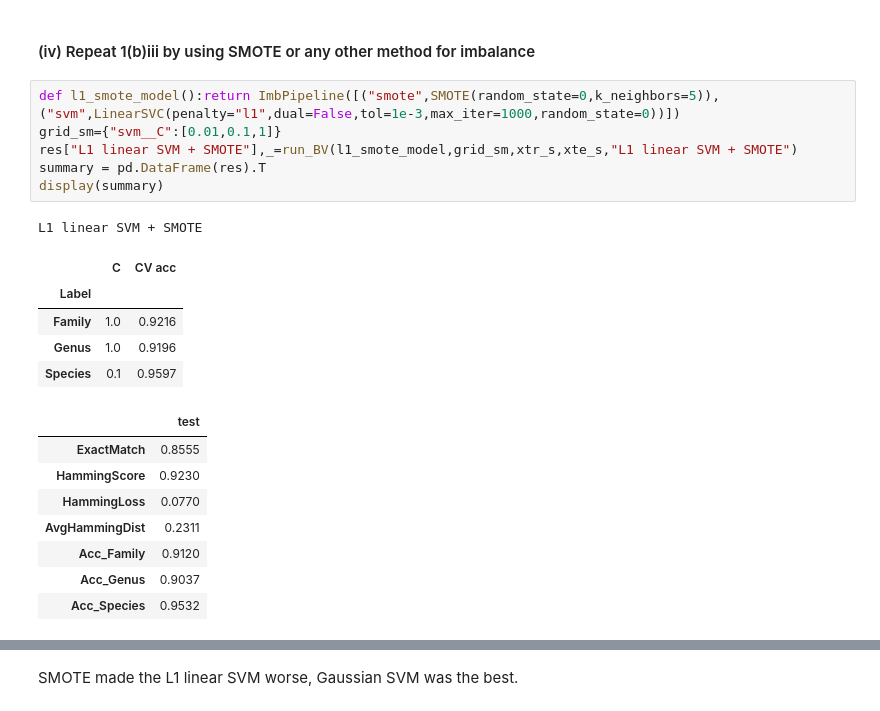
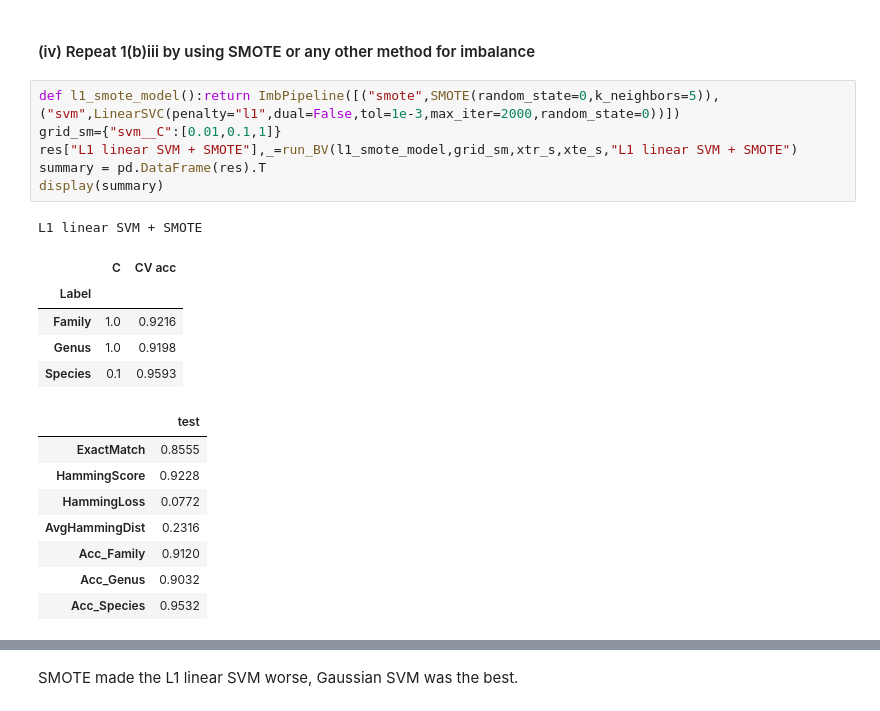
Before and after one commit to jc6006/MFCCs, a Jupyter notebook: notebook/Chen_Jessica_HW7.ipynb, the cells around one changed output, grey strips where cells are left out. Saved outputs shown, nothing was run; the diff lists cells and outputs as text.

```diff
--- a/notebook/Chen_Jessica_HW7.ipynb
+++ b/notebook/Chen_Jessica_HW7.ipynb
@@ -113,25 +113,25 @@ L1 linear SVM
 # %% [markdown]
 #### (iv) Repeat 1(b)iii by using SMOTE or any other method for imbalance
 # %%
-def l1_smote_model():return ImbPipeline([("smote",SMOTE(random_state=0,k_neighbors=5)),("svm",LinearSVC(penalty="l1",dual=False,tol=1e-3,max_iter=1000,random_state=0))])
+def l1_smote_model():return ImbPipeline([("smote",SMOTE(random_state=0,k_neighbors=5)),("svm",LinearSVC(penalty="l1",dual=False,tol=1e-3,max_iter=2000,random_state=0))])
 grid_sm={"svm__C":[0.01,0.1,1]}
 res["L1 linear SVM + SMOTE"],_=run_BV(l1_smote_model,grid_sm,xtr_s,xte_s,"L1 linear SVM + SMOTE")
 summary = pd.DataFrame(res).T
 display(summary)
 # %% [output]
 L1 linear SVM + SMOTE
 |  | C | CV acc |
 | Label |  |  |
 | Family | 1.0 | 0.9216 |
-| Genus | 1.0 | 0.9196 |
-| Species | 0.1 | 0.9597 |
+| Genus | 1.0 | 0.9198 |
+| Species | 0.1 | 0.9593 |
 |  | test |
 | ExactMatch | 0.8555 |
-| HammingScore | 0.9230 |
-| HammingLoss | 0.0770 |
-| AvgHammingDist | 0.2311 |
+| HammingScore | 0.9228 |
+| HammingLoss | 0.0772 |
+| AvgHammingDist | 0.2316 |
 | Acc_Family | 0.9120 |
-| Acc_Genus | 0.9037 |
+| Acc_Genus | 0.9032 |
 | Acc_Species | 0.9532 |
 |  | ExactMatch | HammingScore | HammingLoss | AvgHammingDist | Acc_Family | Acc_Genus | Acc_Species |
 | Gaussian SVM (standardized) | 0.986568 | 0.991045 | 0.008955 | 0.026864 | 0.994442 | 0.989810 | 0.988884 |
```
Also changed, not shown: parts of 2 cells of this notebook.
